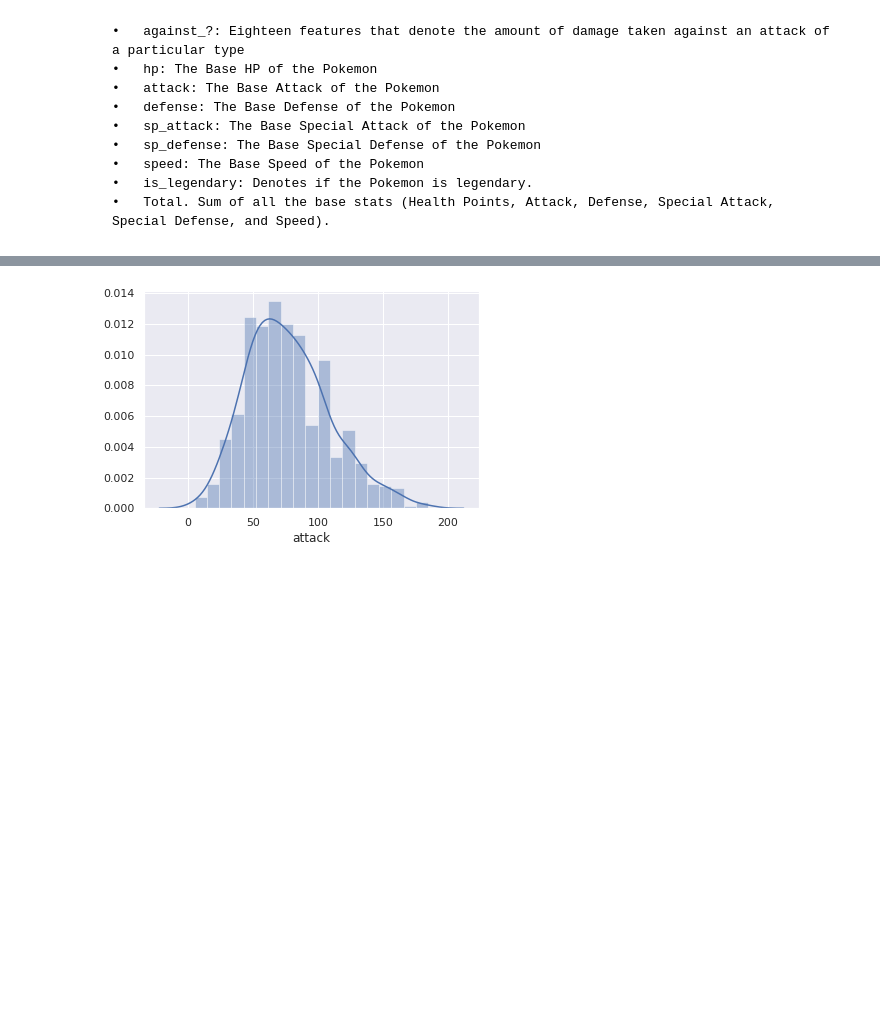
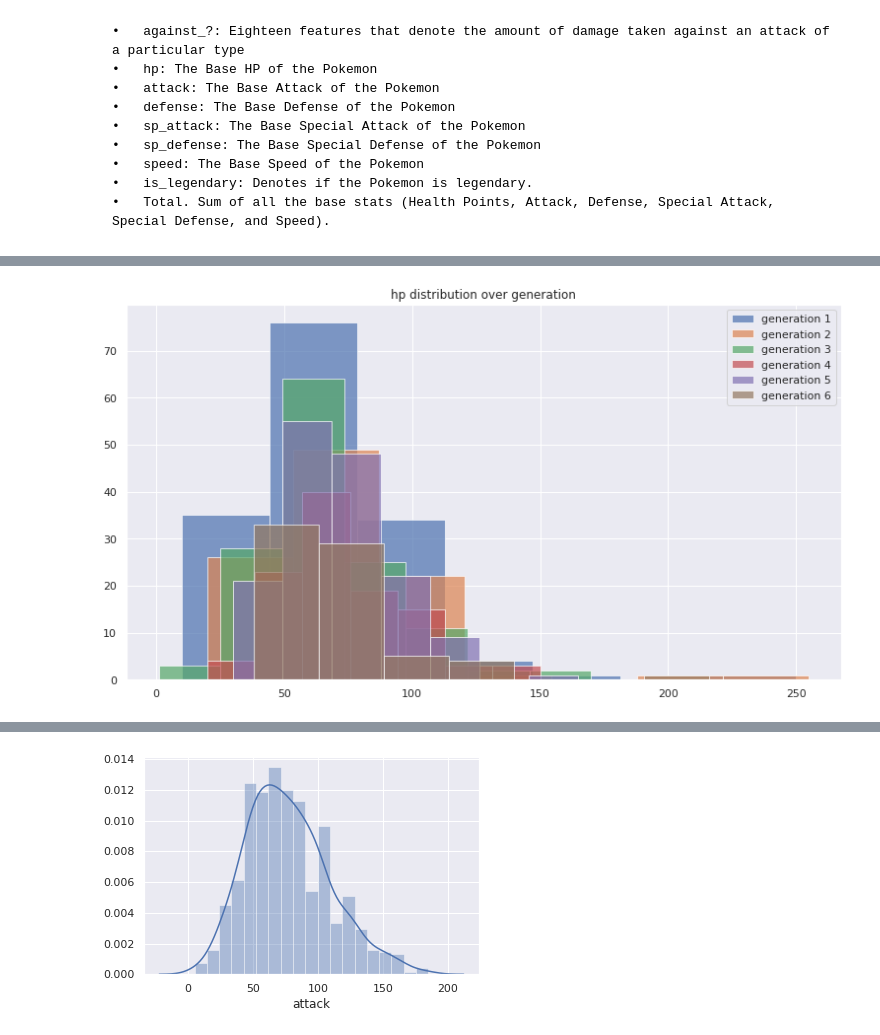
Before and after one commit to com-480-data-visualization/com-480-project-analaktycs, a Jupyter notebook: Milestone1.ipynb, the cells around one changed output, grey strips where cells are left out. Cells and saved outputs as stored; diff of their text form; code cells hidden in the pictures; blank space fills up the shorter version.

```diff
--- a/Milestone1.ipynb
+++ b/Milestone1.ipynb
@@ -509,0 +523,4 @@ sns.distplot(df['hp']);
+# %%
+plot_genwise_box_hist(df2, 'hp', 'generation')
+# %% [output]
+[figure, added]
```
Also changed, not shown: parts of 41 cells of this notebook.
